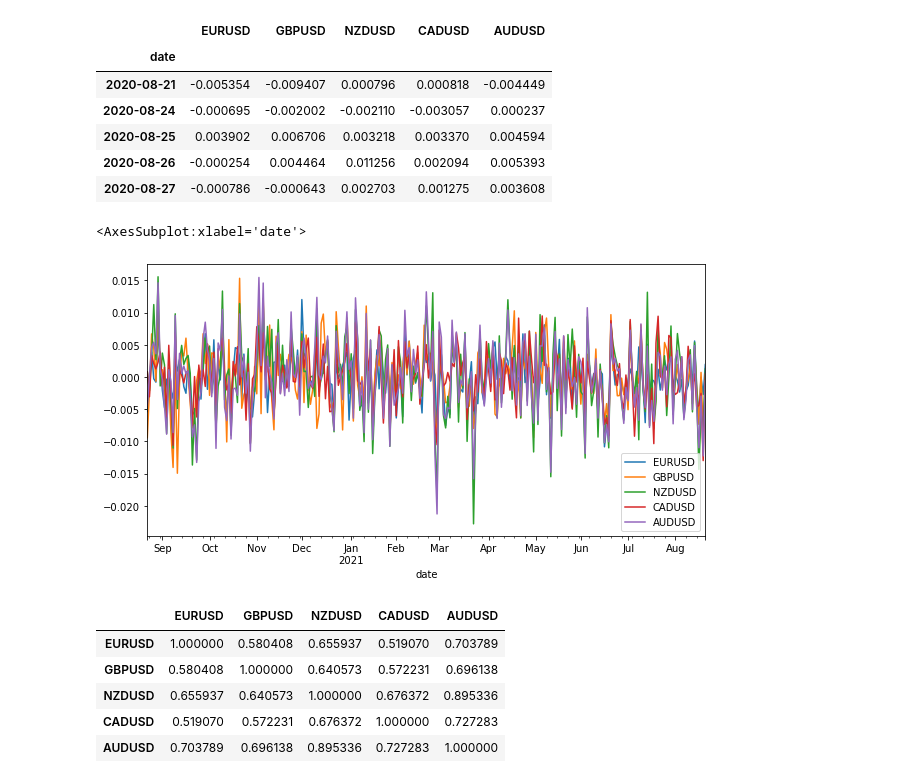
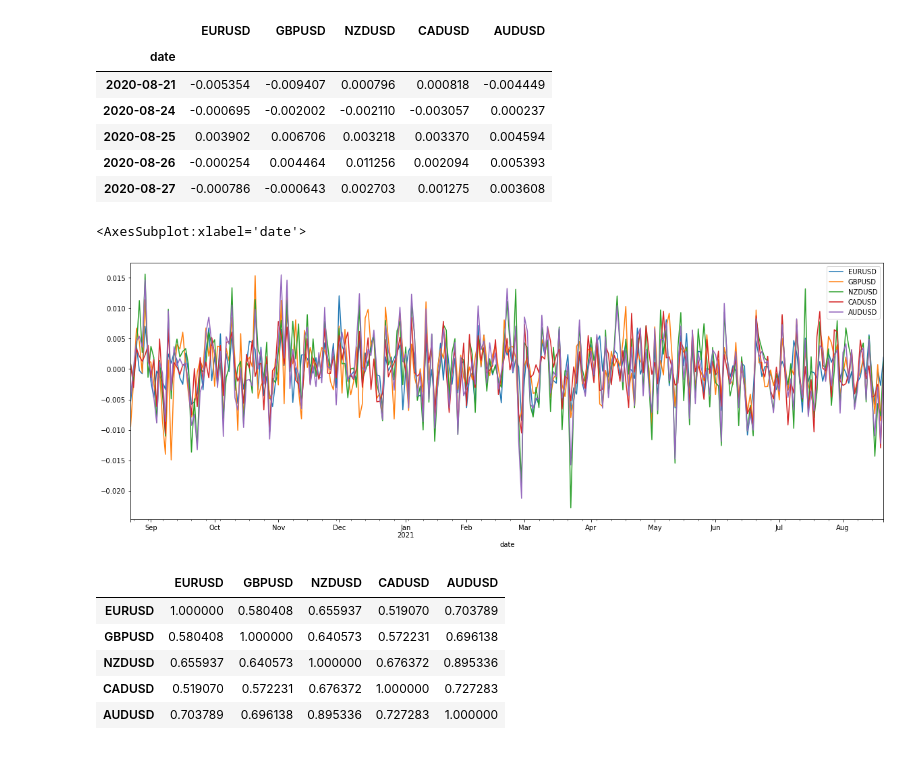
Before and after one commit to jenno11/Currency-Analysis, a Jupyter notebook: Project1.ipynb, the cells around one changed output. Saved outputs shown, nothing was run; the diff lists cells and outputs as text; code cells hidden in the pictures.

```diff
--- a/Project1.ipynb
+++ b/Project1.ipynb
@@ -120,10 +107,10 @@ daily_returns.head()
 | 2020-08-26 | -0.000254 | 0.004464 | 0.011256 | 0.002094 | 0.005393 |
 | 2020-08-27 | -0.000786 | -0.000643 | 0.002703 | 0.001275 | 0.003608 |
 # %%
-daily_returns.plot(figsize=(10,5)) #"""NEEDS LABELS"""
+daily_returns.plot(figsize=(20,7), label= "1 Year Daily Returns")
 # %% [output]
 <AxesSubplot:xlabel='date'>
-[figure, old version]
+[figure, new version]
 # %%
 #Corelation between forex pairs
 correlation = daily_returns.corr()
```
Also changed, not shown: parts of 9 cells of this notebook, 2 other files.
